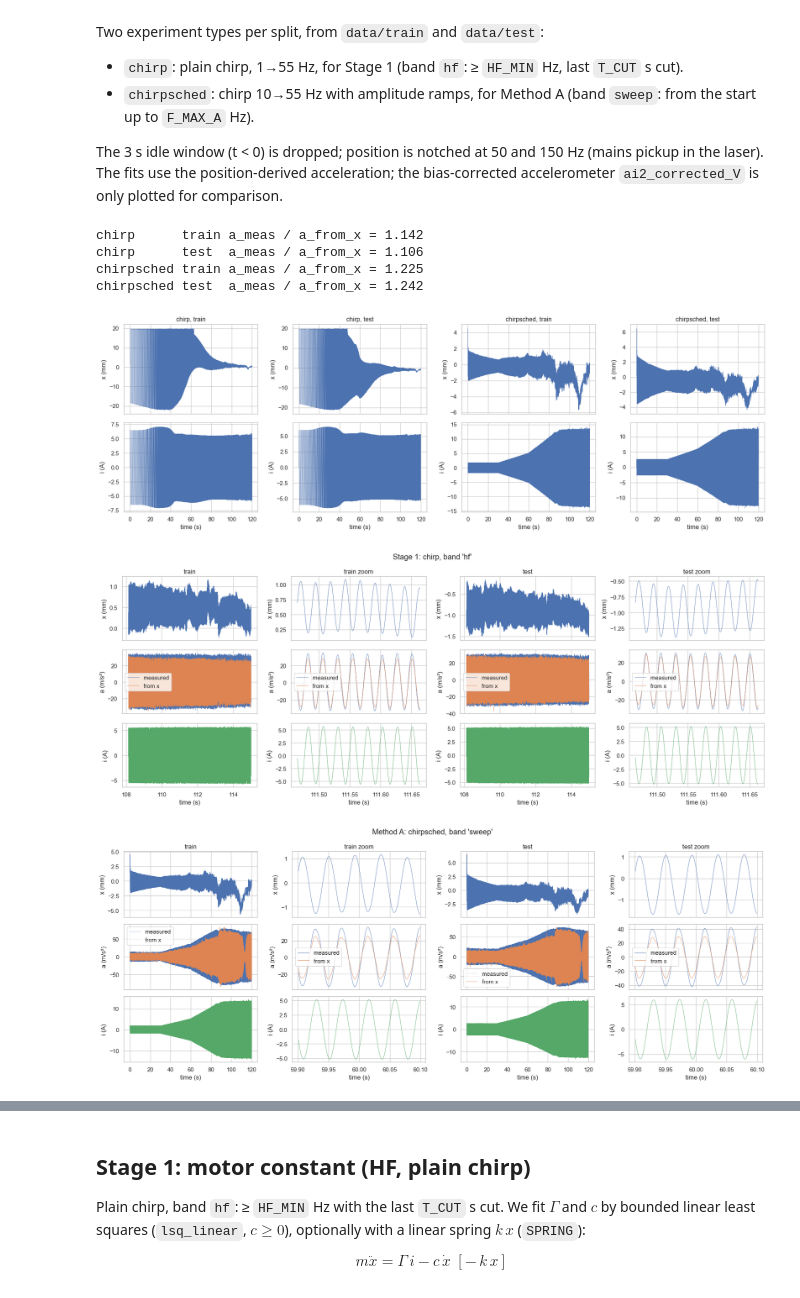
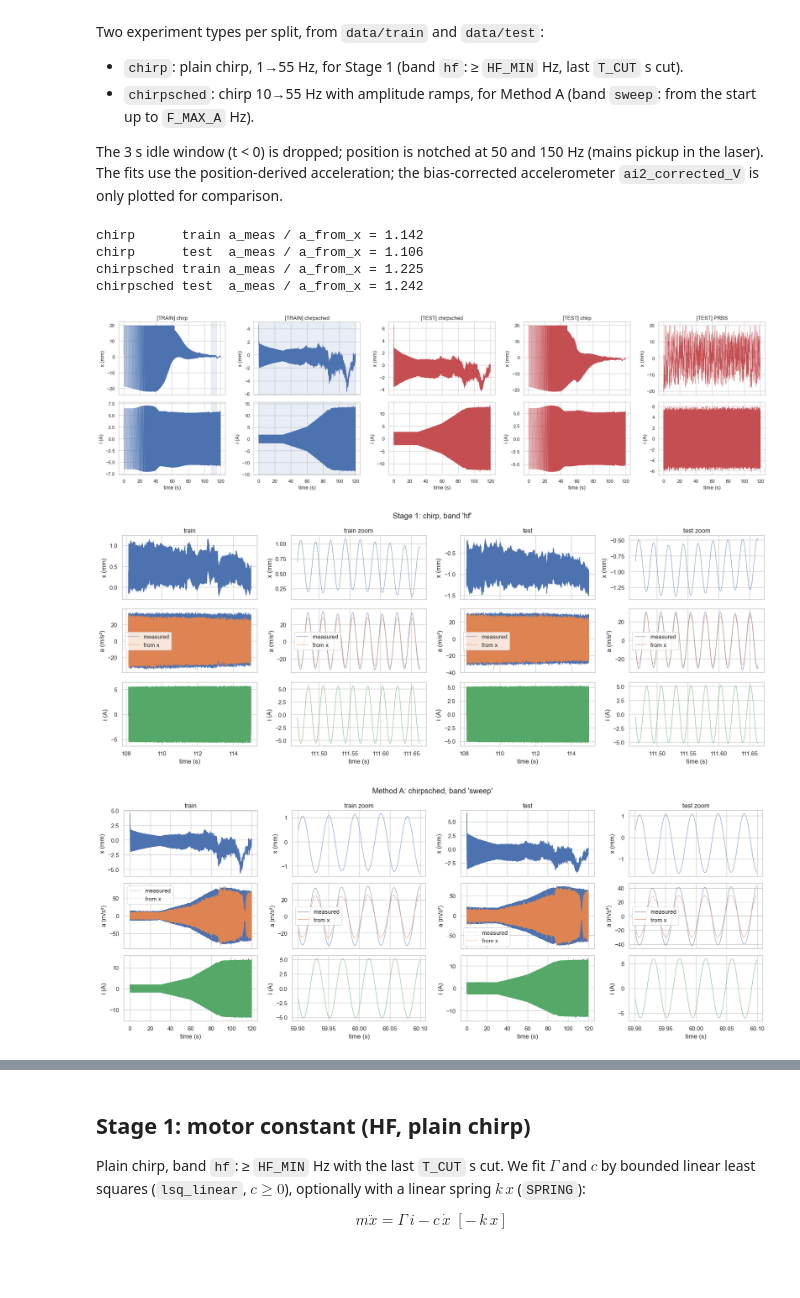
Before and after one commit to renskortmann/Ethercat-voice-coil-controller, a Jupyter notebook: vca_greybox_fit.ipynb, the cells around one changed output, grey strips where cells are left out. Saved outputs shown, nothing was run; the diff lists cells and outputs as text; code cells hidden in the pictures; blank space fills up the shorter version.

```diff
--- a/vca_greybox_fit.ipynb
+++ b/vca_greybox_fit.ipynb
@@ -56,7 +56,8 @@ b_lp, a_lp = signal.butter(4, 100.0 / (FS_LOG / 2))   # 4th-order 100 Hz low-pas
 def load(path):
     "Read one log; return filtered current, position and acceleration at 1 kHz (t >= 0), velocity, and band masks."
     # chirp start/end frequency and duration from the file name, e.g. ..._1.0to55.0Hz_120.0s_...
-    f0, f1, T = map(float, re.search(r"_([\d.]+)to([\d.]+)Hz_([\d.]+)s_", path.name).groups())
+    m = re.search(r"_([\d.]+)to([\d.]+)Hz_([\d.]+)s_", path.name)
+    f0, f1, T = map(float, m.groups()) if m else (np.nan,) * 3   # no chirp in the name (e.g. PRBS): band masks are empty
     raw = np.loadtxt(path, delimiter=",", skiprows=2)   # skip header and the duplicate first row
     lp = lambda s: signal.filtfilt(b_lp, a_lp, s)       # zero-phase, also the anti-alias filter for decimation
     # columns 0 time_s, 1 actual_current_A, 11 position_mm, 12 ai2_corrected_V (bias removed in firmware)
@@ -64,7 +65,8 @@ def load(path):
     x = np.interp(t + TAU, t, lp(raw[:, 11] * 1e-3))   # shift position back by TAU to align it with the current
     for f_n in (50.0, 150.0):                           # mains pickup in the laser signal
         x = signal.filtfilt(*signal.iirnotch(f_n, 30.0, fs=FS_LOG), x)
-    a = np.interp(t + TAU_ACC, t, lp(raw[:, 12])) / ACC_SCALE_V_PER_G * 9.81   # measured acceleration, shifted back by TAU_ACC
+    a = (np.interp(t + TAU_ACC, t, lp(raw[:, 12])) / ACC_SCALE_V_PER_G * 9.81 if raw.shape[1] > 12   # measured acceleration, shifted back by TAU_ACC
+         else np.full(len(t), np.nan))                          # older logs have no ai2_corrected_V
     keep = slice(np.searchsorted(t, 0.0), None, DECIM)  # drop the t < 0 idle window, 2 kHz -> 1 kHz
     d = dict(t=t[keep], i=lp(raw[:, 1])[keep], x=x[keep], a_meas=a[keep])
     d["v"] = np.gradient(d["x"], TS)                    # velocity: initial states and LLS
@@ -173,39 +175,47 @@ DATA = {exp: {s: load(next(Path("data", s).glob(f"voice_coil_log_{exp}_*.csv")))
 USE = [("Stage 1", "chirp", "hf"), ("Method A", "chirpsched", "sweep")]
 
 # accelerometer scale check: slope of measured against position-derived acceleration, 1.0 if ACC_SCALE_V_PER_G is right
 for exp, runs in DATA.items():
     for split, d in runs.items():
         m = d["hf"] | d["sweep"] if exp == "chirpsched" else d["hf"]
         print(f"{exp:10s} {split:5s} a_meas / a_from_x = {np.polyfit(d['a_x'][m], d['a_meas'][m], 1)[0]:.3f}")
 
-# overview: position (top) and current (bottom) of every run
-fig, ax = plt.subplots(2, 4, figsize=(18, 6), sharex="col")
-for col, (exp, split) in enumerate([(e, s) for e in DATA for s in DATA[e]]):
-    d = DATA[exp][split]
-    sns.lineplot(x=d["t"], y=d["x"] * 1e3, ax=ax[0, col], lw=0.4).set(title=f"{exp}, {split}", ylabel="x (mm)")
-    sns.lineplot(x=d["t"], y=d["i"], ax=ax[1, col], lw=0.4).set(xlabel="time (s)", ylabel="i (A)")
+# overview: position (top) and current (bottom) of every run, TRAIN in blue, TEST in red; shaded: the window the fit uses
+SETS = [("TRAIN", "chirp", DATA["chirp"]["train"], "hf"),            # (role, name, data, band used by the fit): Stage 1
+        ("TRAIN", "chirpsched", DATA["chirpsched"]["train"], "sweep"),  # Methods A-C
+        ("TEST", "chirpsched", DATA["chirpsched"]["test"], None),       # validation, Kalman filter
+        ("TEST", "chirp", DATA["chirp"]["test"], None),                 # validation, Kalman filter
+        ("TEST", "PRBS", load(next(Path("data").glob("voice_coil_log_prbs_*.csv"))), None)]   # validation (23 Sep, +-16 mm: extrapolation)
+fig, ax = plt.subplots(2, len(SETS), figsize=(22, 6), sharex="col")
+for col, (role, name, d, band) in enumerate(SETS):
+    color = "C0" if role == "TRAIN" else "C3"
+    sns.lineplot(x=d["t"], y=d["x"] * 1e3, ax=ax[0, col], lw=0.4, color=color).set(title=f"[{role}] {name}", ylabel="x (mm)")
+    sns.lineplot(x=d["t"], y=d["i"], ax=ax[1, col], lw=0.4, color=color).set(xlabel="time (s)", ylabel="i (A)")
+    if band:
+        for a_ in ax[:, col]:
+            a_.fill_between(d["t"], 0, 1, where=d[band], transform=a_.get_xaxis_transform(), color=color, alpha=0.12)
 plt.tight_layout(); plt.show()
 
 # data actually used, one figure per fit: rows position, acceleration, current;
 # columns train (whole window, zoom), test (whole window, zoom). The zoom shows a few cycles mid-window to judge delays.
 ZOOM_S = 0.2                                            # s, length of the zoom window
 for stage, exp, band in USE:
     fig, ax = plt.subplots(3, 4, figsize=(18, 7), sharex="col")
     for k, (split, d) in enumerate(DATA[exp].items()):
         idx = np.flatnonzero(d[band])
         t_mid = d["t"][idx[len(idx) // 2]]
         for col, m in [(2 * k, d[band]), (2 * k + 1, d[band] & (np.abs(d["t"] - t_mid) <= ZOOM_S / 2))]:
             t = d["t"][m]
             sns.lineplot(x=t, y=d["x"][m] * 1e3, ax=ax[0, col], lw=0.6).set(title=f"{split}{' zoom' if col % 2 else ''}", ylabel="x (mm)")
             sns.lineplot(x=t, y=d["a_meas"][m], ax=ax[1, col], lw=0.6, label="measured")
             sns.lineplot(x=t, y=d["a_x"][m], ax=ax[1, col], lw=0.6, label="from x").set(ylabel="a (m/s²)")
             sns.lineplot(x=t, y=d["i"][m], ax=ax[2, col], lw=0.6, color="C2").set(xlabel="time (s)", ylabel="i (A)")
     fig.suptitle(f"{stage}: {exp}, band '{band}'"); plt.tight_layout(); plt.show()
 # %% [output]
 chirp      train a_meas / a_from_x = 1.142
 chirp      test  a_meas / a_from_x = 1.106
 chirpsched train a_meas / a_from_x = 1.225
 chirpsched test  a_meas / a_from_x = 1.242
-[figure, old version]
+[figure, new version]
 [figure]
 [figure]
```
Also changed, not shown: parts of 10 cells of this notebook.
